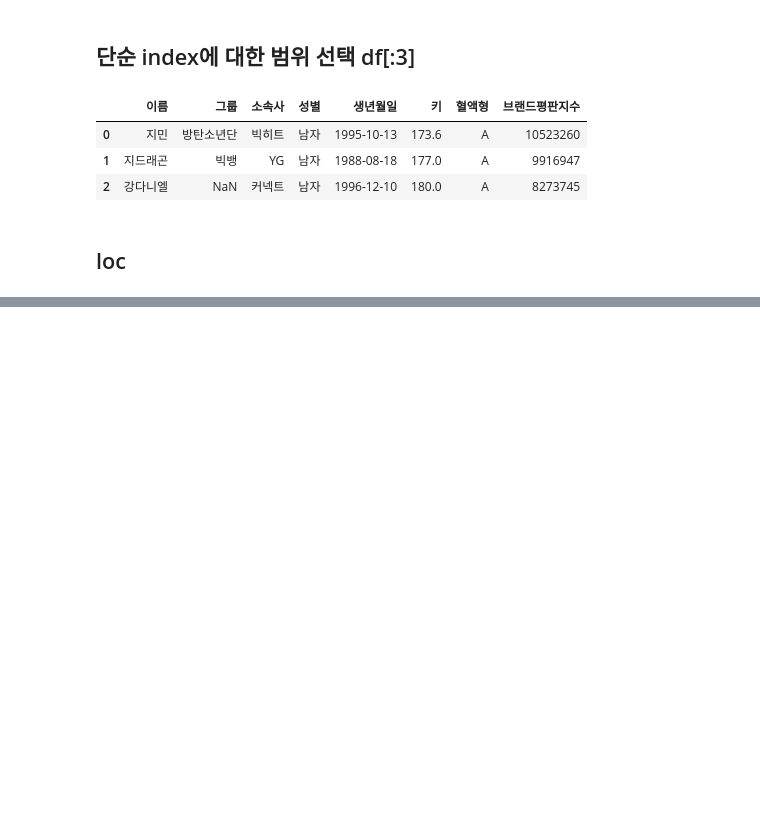
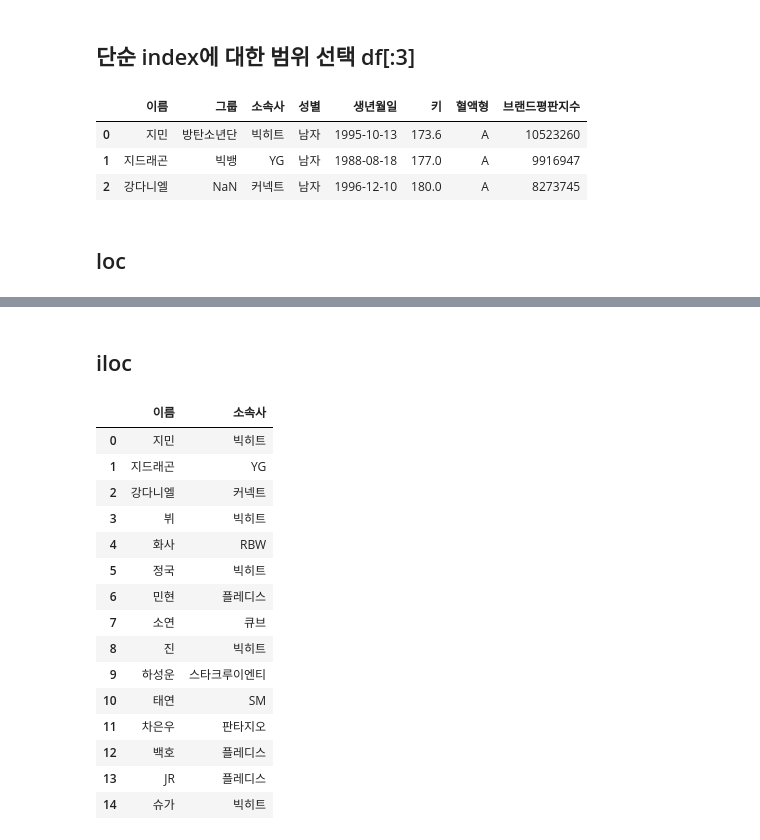
Before and after one commit to star77sa/TIL-Blog, a Jupyter notebook: _notebooks/2021-08-09-Pandas.ipynb, the cells around one changed output, grey strips where cells are left out. Saved outputs shown, nothing was run; the diff lists cells and outputs as text; code cells hidden in the pictures; blank space fills up the shorter version.

```diff
--- a/_notebooks/2021-08-09-Pandas.ipynb
+++ b/_notebooks/2021-08-09-Pandas.ipynb
@@ -157,0 +187,21 @@ df[:3]
+# %% [markdown]
+## iloc
+# %%
+df.iloc[:, [0,2]]
+# %% [output]
+|  | 이름 | 소속사 |
+| 0 | 지민 | 빅히트 |
+| 1 | 지드래곤 | YG |
+| 2 | 강다니엘 | 커넥트 |
+| 3 | 뷔 | 빅히트 |
+| 4 | 화사 | RBW |
+| 5 | 정국 | 빅히트 |
+| 6 | 민현 | 플레디스 |
+| 7 | 소연 | 큐브 |
+| 8 | 진 | 빅히트 |
+| 9 | 하성운 | 스타크루이엔티 |
+| 10 | 태연 | SM |
+| 11 | 차은우 | 판타지오 |
+| 12 | 백호 | 플레디스 |
+| 13 | JR | 플레디스 |
+| 14 | 슈가 | 빅히트 |
```
Also changed, not shown: parts of 3 cells of this notebook.
